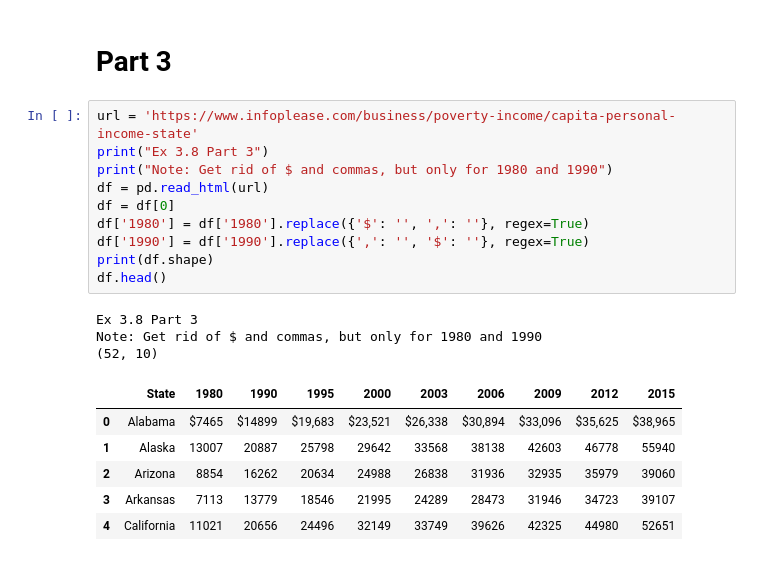
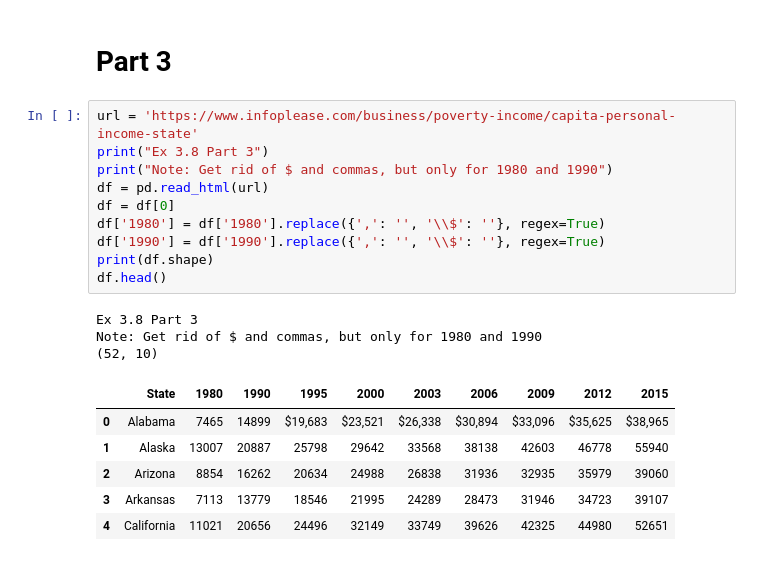
Before and after one commit to brownieboi3128/CIS_340, a Jupyter notebook: 3/3.8/exercise/Ex3.8_Screenscraping.ipynb, the cells around one changed output. Saved outputs shown, nothing was run; the diff lists cells and outputs as text.

```diff
--- a/3/3.8/exercise/Ex3.8_Screenscraping.ipynb
+++ b/3/3.8/exercise/Ex3.8_Screenscraping.ipynb
@@ -53,19 +53,19 @@ Ex 3.8 Part 2
 # %%
 url = 'https://www.infoplease.com/business/poverty-income/capita-personal-income-state'
 print("Ex 3.8 Part 3")
 print("Note: Get rid of $ and commas, but only for 1980 and 1990")
 df = pd.read_html(url)
 df = df[0]
-df['1980'] = df['1980'].replace({'$': '', ',': ''}, regex=True)
-df['1990'] = df['1990'].replace({',': '', '$': ''}, regex=True)
+df['1980'] = df['1980'].replace({',': '', '\\$': ''}, regex=True)
+df['1990'] = df['1990'].replace({',': '', '\\$': ''}, regex=True)
 print(df.shape)
 df.head()
 # %% [output]
 Ex 3.8 Part 3
 Note: Get rid of $ and commas, but only for 1980 and 1990
 (52, 10)
 |  | State | 1980 | 1990 | 1995 | 2000 | 2003 | 2006 | 2009 | 2012 | 2015 |
-| 0 | Alabama | $7465 | $14899 | $19,683 | $23,521 | $26,338 | $30,894 | $33,096 | $35,625 | $38,965 |
+| 0 | Alabama | 7465 | 14899 | $19,683 | $23,521 | $26,338 | $30,894 | $33,096 | $35,625 | $38,965 |
 | 1 | Alaska | 13007 | 20887 | 25798 | 29642 | 33568 | 38138 | 42603 | 46778 | 55940 |
 | 2 | Arizona | 8854 | 16262 | 20634 | 24988 | 26838 | 31936 | 32935 | 35979 | 39060 |
 | 3 | Arkansas | 7113 | 13779 | 18546 | 21995 | 24289 | 28473 | 31946 | 34723 | 39107 |
```
Also changed, not shown: 1 other file.
